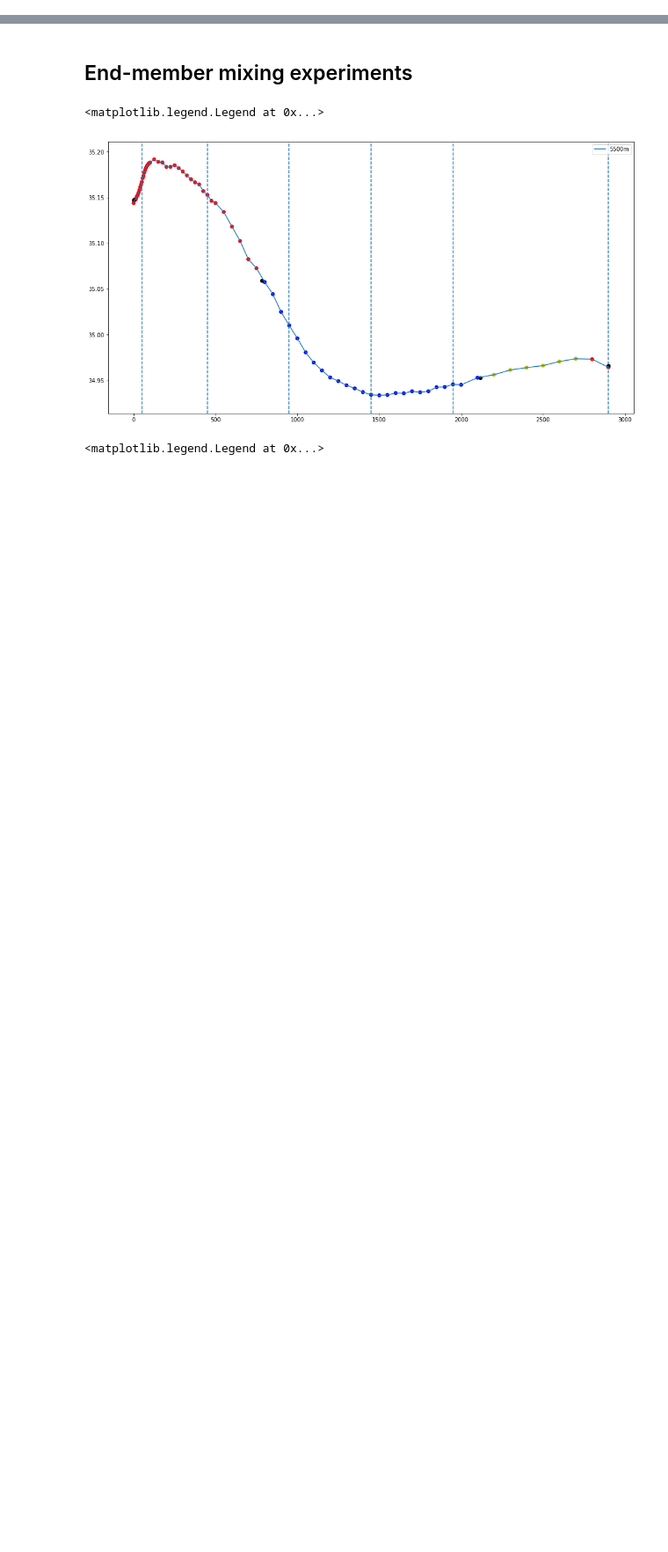
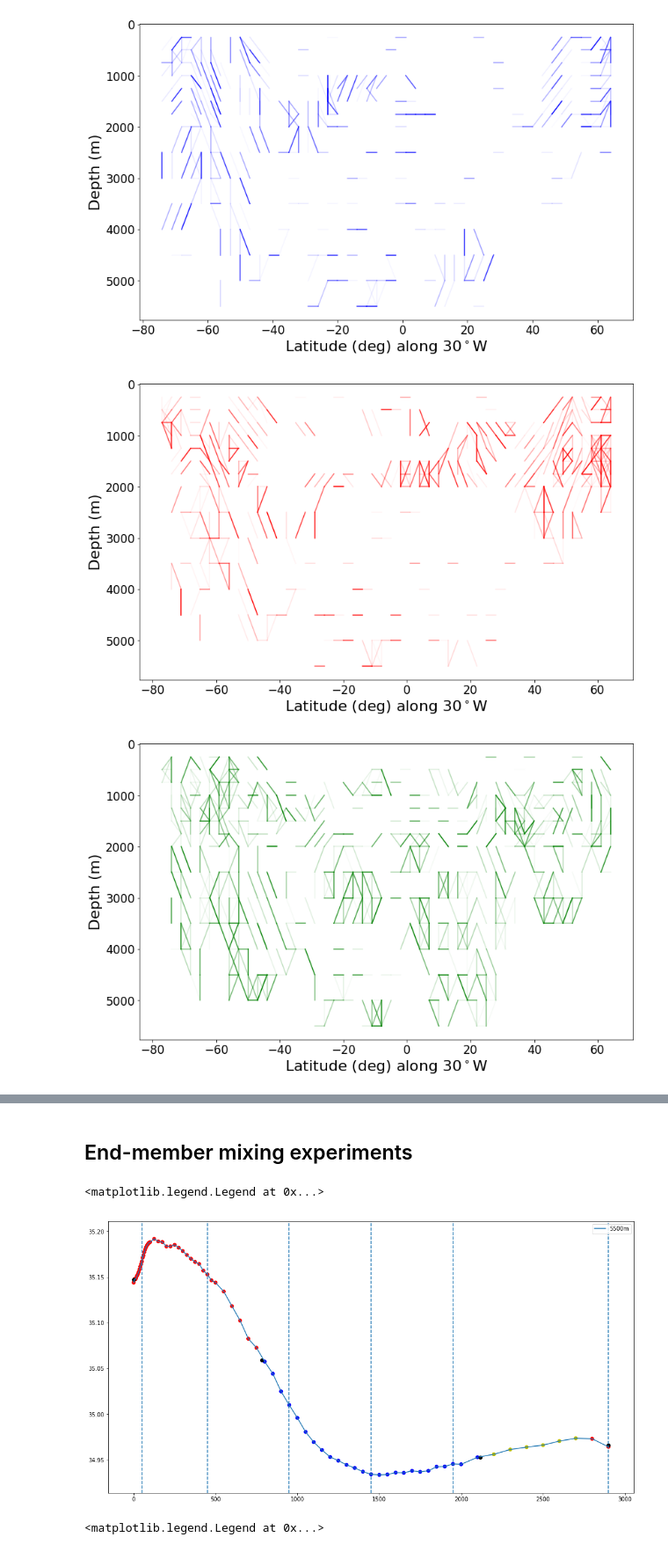
Before and after one commit to jordanplanders/Thinkful, a Jupyter notebook: Capstone Project/watercol_connectedness.ipynb, the cells around one changed output, grey strips where cells are left out. Shown at 88% size. Drawn from its saved outputs; the diff is of its cells as text; code cells hidden in the pictures; blank space fills up the shorter version.

Commit message:
added comments and fixed minisection from avg to all data

```diff
--- a/Capstone Project/watercol_connectedness.ipynb
+++ b/Capstone Project/watercol_connectedness.ipynb
@@ -205,9 +203,11 @@ class minisection:
         self.nlat = nlat
         self.slat = slat
         self.d = {}
-        for pair in self.depth_bins:
-            self.d[pair] =d_traj[pair]._feat_data_avgd[d_traj[pair]._ax_avgd>nlat]
-#             self.d[pair[1]] =d_traj[pair[1]]._feat_data_avgd[d_traj[pair[1]]._ax_avgd>nlat]
+        for depth in self.depth_bins:
+            # pull averaged feature data from some depth that is between latitude bounds
+            # todo: shouldn't be averaged feature data?, should be all data (done, see below)
+            self.d[depth] =d_traj[depth]._feat_data[(d_traj[depth]._x<=nlat)&(d_traj[depth]._x>slat) ] # pull averaged feature data from some depth that is
+#             self.d[depth] =d_traj[depth]._feat_data_avgd[(d_traj[depth]._ax_avgd<nlat) &(d_traj[depth]._ax_avgd>slat) ] # pull averaged feature data from some depth that is
 # %%
 class paths:
 
@@ -259,49 +249,53 @@ depths = [250, 500, 1000, 1500, 2000, 2500, 3000, 3500, 4000, 4500, 5000, 5500,
 lat_bins = [(x, x+3) for x in range(-80,80, 3)]
 depths = [x for x in range(250,6500, 250)]
 # %%
-ptlat, ptlon = -58, -25
-lineLon = -25
+lineLon = -30
 minLat, maxLat = -80, 80
 
 tracer_d = {'temperature':'blue', 'salinity': 'red', 'phosphate': 'green', 'oxygen':'purple'}
 
 for tracer in tracer_d.keys():
     dataset = dataFetcher()
-    # dataset.get_plan([-70, 70],[-180, 180], [tracer], 1500)
     dataset.get_section('NS_section', lineLon, [minLat, maxLat], [tracer])
 
     d_traj = {}
+    # standardize the depths of interest between locations
     for dpth in depths:
         Atl = water_column(dataset, 'traj', depth= dpth)
-    #     Atl.get_mixing_labels('n_members')
         d_traj[dpth] = Atl
 
+    # create sections that are 3 deg x 3 deg and however deep data is available
     minisections = []
-    for (nlat, slat) in lat_bins:
-        minisections.append(minisection(d_traj, nlat, slat))
+    for (slat, nlat) in lat_bins:
+        minisections.append(minisection(d_traj, nlat, slat)) #
 
-    Atl_paths = paths(1000, minisections, .01, .05)
+    # calculate connectedness between section depths (vertical, horizontal, diagonal)
+    Atl_paths = paths(500, minisections, .01, .05) # window for diagonal, sections list, p values
 
     fig = plt.figure(figsize = (13, 8))
     ax = fig.add_subplot(111)
     for key in Atl_paths.d_paths.keys():
         values = Atl_paths.d_paths[key]
         for value in values:
             ax.plot([key[0], value[0]],[key[1], value[1]], c = tracer_d[tracer] ,alpha = 1-(1-3*value[2]) )
     ax.set_ylabel('Depth (m)', fontsize=axis_sz)
-    ax.set_xlabel('Latitude (deg) along 25$^\circ$W', fontsize=axis_sz)
+    ax.set_xlabel('Latitude (deg) along {}$^\circ$W'.format(-lineLon), fontsize=axis_sz)
 
     # set tick parameters
     xtickNames = ax.get_xticklabels()
     ytickNames = ax.get_yticklabels()
 
     for names in [ytickNames, xtickNames]:
         plt.setp(names, rotation=0, fontsize=tick_sz-4)
 #     ax.set_title(tracer)
     plt.gca().invert_yaxis()
 
-    name1 = tracer+'_connectedness_'+str(-lineLon)+'W'
-    plt.savefig(path+name1+'.png', dpi=None, facecolor='w', edgecolor='w',
-        orientation='portrait', papertype=None, format=None,
-        transparent=False, bbox_inches=None, pad_inches=0.1,
-        frameon=None)
+#     name1 = tracer+'_connectedness_'+str(-lineLon)+'W'
+#     plt.savefig(path+name1+'.png', dpi=None, facecolor='w', edgecolor='w',
+#         orientation='portrait', papertype=None, format=None,
+#         transparent=False, bbox_inches=None, pad_inches=0.1,
+#         frameon=None)
+# %% [output]
+[figure, added]
+[figure, added]
+[figure, added]
```
Also changed, not shown: parts of 6 cells of this notebook.
